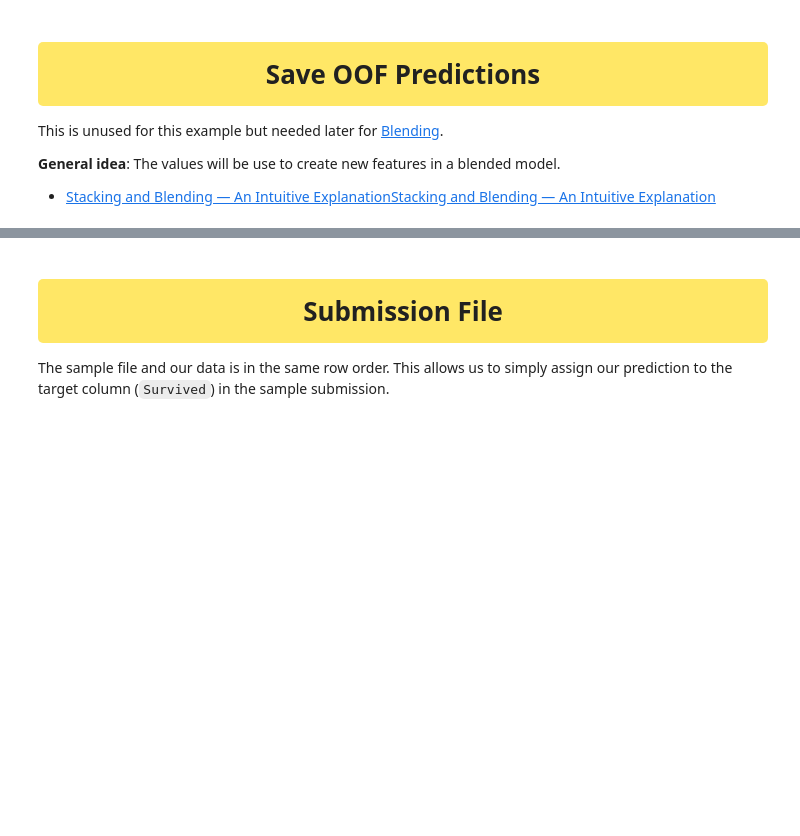
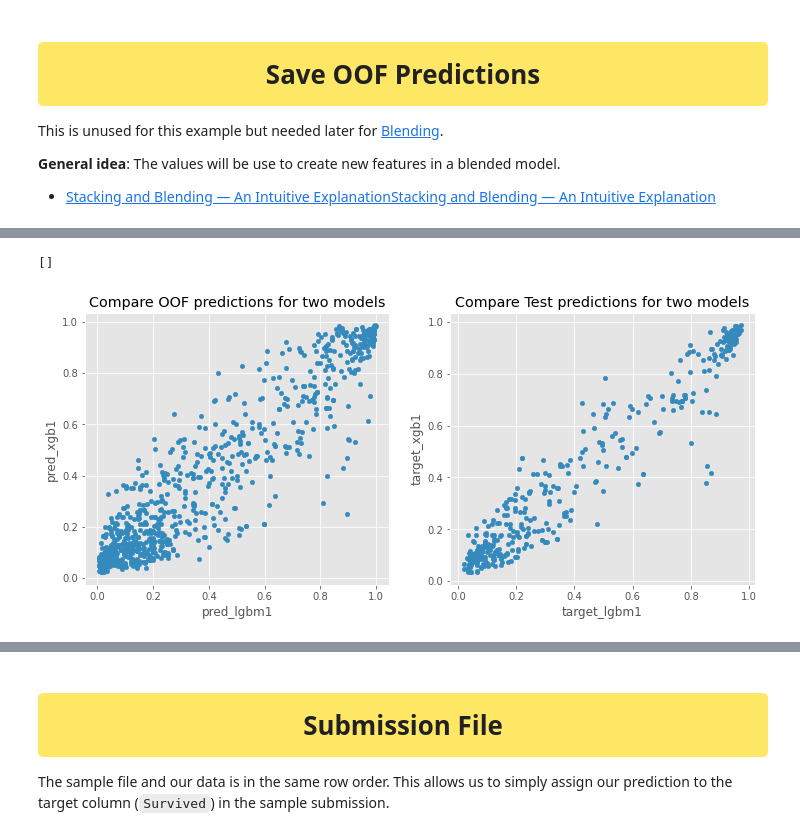
Before and after one commit to melling/ml-kaggle-titanic, a Jupyter notebook: titanic-xgb-lgbm-blend.ipynb, the cells around one changed output, grey strips where cells are left out. Drawn from its saved outputs; the diff is of its cells as text; code cells hidden in the pictures; blank space fills up the shorter version.

```diff
--- a/titanic-xgb-lgbm-blend.ipynb
+++ b/titanic-xgb-lgbm-blend.ipynb
@@ -588,5 +588,8 @@ Scores -> Adjusted: 0.85525351 , mean: 0.88038442, std: 0.02513091
 final_valid_predictions_df = pd.DataFrame.from_dict(
     final_valid_predictions, orient="index"
 ).reset_index()
-final_valid_predictions_df.columns = ["id", "pred_xgb"]
-final_valid_predictions_df.to_csv("train_pred_xgb.csv", index=False)
+final_valid_predictions_df.columns = ["id", "pred_xgb1"]
+final_valid_predictions_df.to_csv("train_pred_xgb1.csv", index=False)
+# %%
+oof["pred_xgb1"] = final_valid_predictions_df["pred_xgb1"]
+oof.head()
@@ -701,5 +707,8 @@ This is unused for this example but needed later for [Blending](https://towardsd
 final_valid_predictions_df = pd.DataFrame.from_dict(
     final_valid_predictions, orient="index"
 ).reset_index()
-final_valid_predictions_df.columns = ["id", "pred_xgb"]
-final_valid_predictions_df.to_csv("train_pred_xgb.csv", index=False)
+final_valid_predictions_df.columns = ["id", "pred_lgbm1"]
+final_valid_predictions_df.to_csv("train_pred_lgbm1.csv", index=False)
+# %%
+oof["pred_lgbm1"] = final_valid_predictions_df["pred_lgbm1"]
+oof.head()
@@ -705,0 +769,25 @@ final_valid_predictions_df.to_csv("train_pred_xgb.csv", index=False)
+# %%
+pred_cols = [c for c in submission_df.columns if c.startswith("pred_")]
+pred_cols
+# %% [output]
+[]
+# %%
+fig, axs = plt.subplots(1, 2, figsize=(12, 5))
+oof.plot(
+    x="pred_lgbm1",
+    y="pred_xgb1",
+    kind="scatter",
+    title="Compare OOF predictions for two models",
+    ax=axs[0],
+)
+
+submission_df.plot(
+    x="target_lgbm1",
+    y="target_xgb1",
+    kind="scatter",
+    title="Compare Test predictions for two models",
+    ax=axs[1],
+)
+plt.show()
+# %% [output]
+[figure, added]
```
Also changed, not shown: parts of 23 cells of this notebook.
